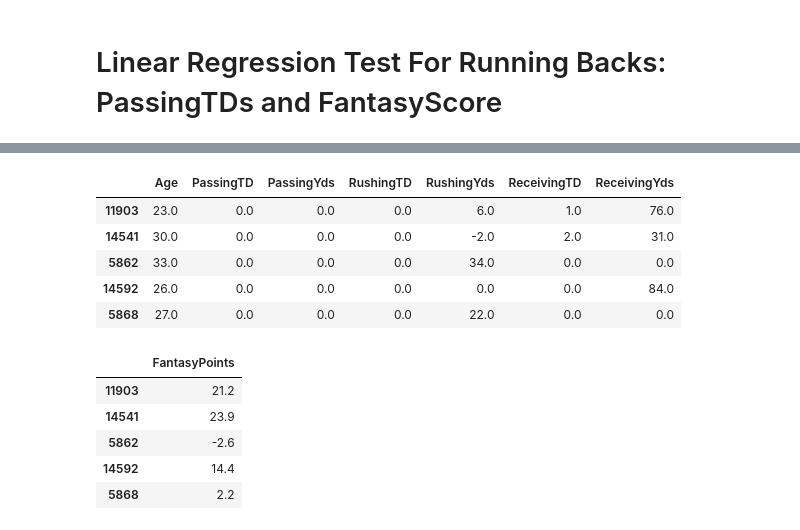
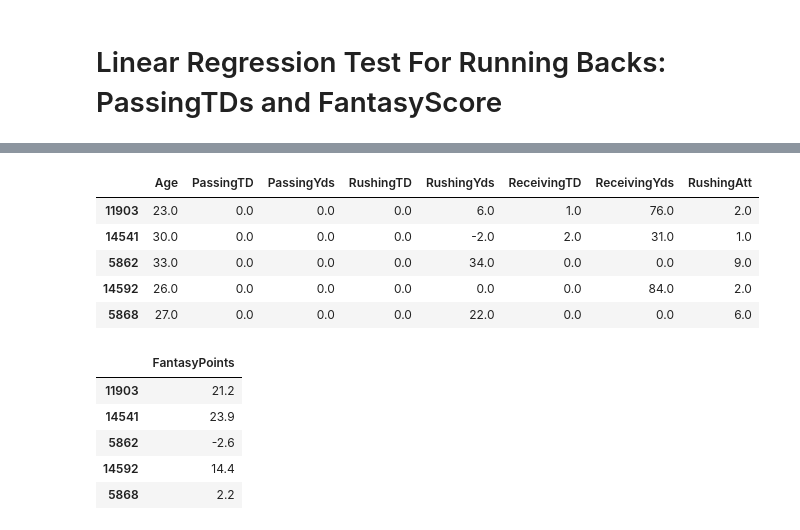
Before and after one commit to mikecordes/Project2-Group5, a Jupyter notebook: PrimaryCode.ipynb, the cells around one changed output, grey strips where cells are left out. Saved outputs shown, nothing was run; the diff lists cells and outputs as text; code cells hidden in the pictures.

```diff
--- a/PrimaryCode.ipynb
+++ b/PrimaryCode.ipynb
@@ -263,15 +271,15 @@ rb_plot
 [interactive output not drawn]
 # %%
 #define X with statistical metrics (age, passing TD. rushing TD, receiving TD, passing yards, rushing yards, receiving yards)
-X = rbdf[['Age','PassingTD','PassingYds','RushingTD','RushingYds','ReceivingTD','ReceivingYds']]
+X = rbdf[['Age','PassingTD','PassingYds','RushingTD','RushingYds','ReceivingTD','ReceivingYds','RushingAtt']]
 X[:5]
 # %% [output]
-|  | Age | PassingTD | PassingYds | RushingTD | RushingYds | ReceivingTD | ReceivingYds |
-| 11903 | 23.0 | 0.0 | 0.0 | 0.0 | 6.0 | 1.0 | 76.0 |
-| 14541 | 30.0 | 0.0 | 0.0 | 0.0 | -2.0 | 2.0 | 31.0 |
-| 5862 | 33.0 | 0.0 | 0.0 | 0.0 | 34.0 | 0.0 | 0.0 |
-| 14592 | 26.0 | 0.0 | 0.0 | 0.0 | 0.0 | 0.0 | 84.0 |
-| 5868 | 27.0 | 0.0 | 0.0 | 0.0 | 22.0 | 0.0 | 0.0 |
+|  | Age | PassingTD | PassingYds | RushingTD | RushingYds | ReceivingTD | ReceivingYds | RushingAtt |
+| 11903 | 23.0 | 0.0 | 0.0 | 0.0 | 6.0 | 1.0 | 76.0 | 2.0 |
+| 14541 | 30.0 | 0.0 | 0.0 | 0.0 | -2.0 | 2.0 | 31.0 | 1.0 |
+| 5862 | 33.0 | 0.0 | 0.0 | 0.0 | 34.0 | 0.0 | 0.0 | 9.0 |
+| 14592 | 26.0 | 0.0 | 0.0 | 0.0 | 0.0 | 0.0 | 84.0 | 2.0 |
+| 5868 | 27.0 | 0.0 | 0.0 | 0.0 | 22.0 | 0.0 | 0.0 | 6.0 |
 # %%
 #define Y as fanatasy points scored
 y = rbdf[["FantasyPoints"]]
```
Also changed, not shown: parts of 19 cells of this notebook.
